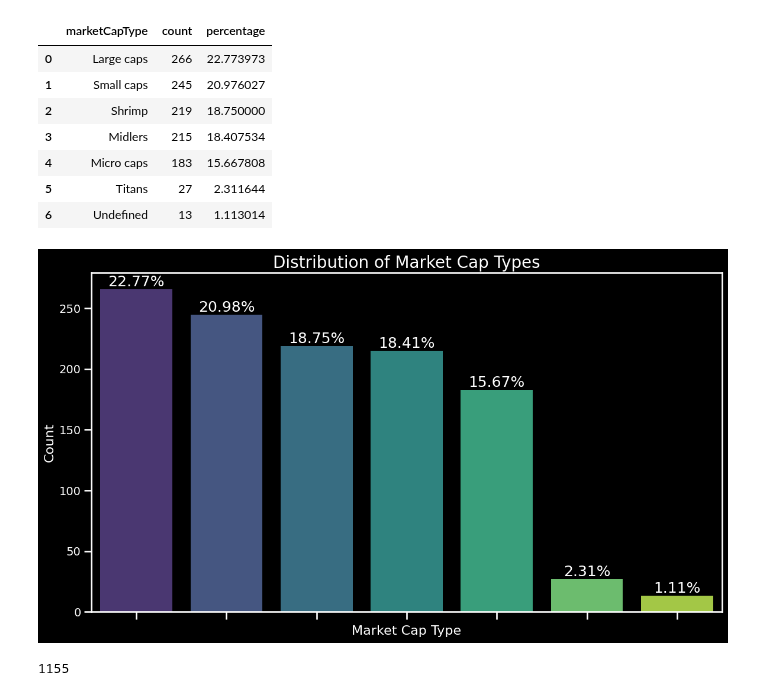
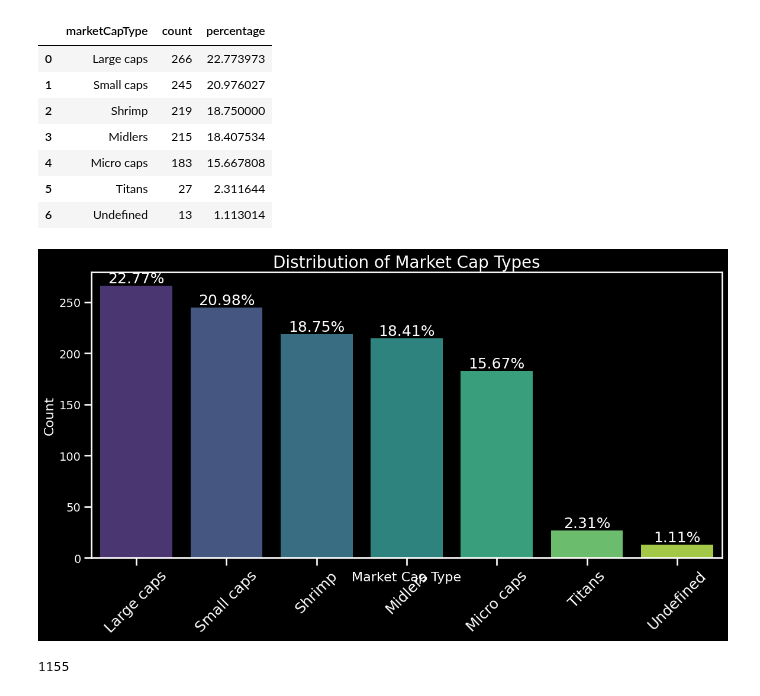
Before and after one commit to sudz4/dark-trader, a Jupyter notebook: stock_screener_TV.ipynb, the cells around one changed output. Saved outputs shown, nothing was run; the diff lists cells and outputs as text; code cells hidden in the pictures.

```diff
--- a/stock_screener_TV.ipynb
+++ b/stock_screener_TV.ipynb
@@ -150,34 +150,38 @@ mc_groups
 # Set dark mode for plotting
 plt.style.use('dark_background')
 sns.set_context('talk')  # Larger fonts and figures
 
 # Create a bar chart with a modern and professional look
 plt.figure(figsize=(12, 7))
 # Assign 'marketCapType' to both x and hue, and explicitly disable the legend
 barplot = sns.barplot(data=mc_groups, x='marketCapType', y='count', hue='marketCapType', palette='viridis', legend=False)
 
 # After plotting, you can disable the legend that comes with using 'hue'
 plt.legend([],[], frameon=False)
 
 # Customize the plot with percentage labels
 for index, row in mc_groups.iterrows():
     # Adjust the positioning based on your data for clarity
     barplot.text(index, row['count'], f'{row["percentage"]:.2f}%', color='white', ha="center", va="bottom")
 
+# Add marketCapType labels underneath the bars
+for index, row in mc_groups.iterrows():
+    barplot.text(index, -10, row['marketCapType'], color='white', ha="center", va="top", rotation=45)
+
 plt.title('Distribution of Market Cap Types', fontsize=20, color='white')
 plt.xlabel('Market Cap Type', fontsize=16, color='white')
 plt.ylabel('Count', fontsize=16, color='white')
 plt.xticks(rotation=45, fontsize=14, color='white')
 plt.yticks(fontsize=14, color='white')
 
 # Remove x-axis labels to avoid redundancy due to hue
 barplot.set_xticklabels([])
 
 # Show the plot
 plt.tight_layout()
 plt.show()
 # %% [output]
-[figure, old version]
+[figure, new version]
 # %%
 # print length of df
 print(len(tv_df.index))
```
Also changed, not shown: parts of 1 cell of this notebook.
